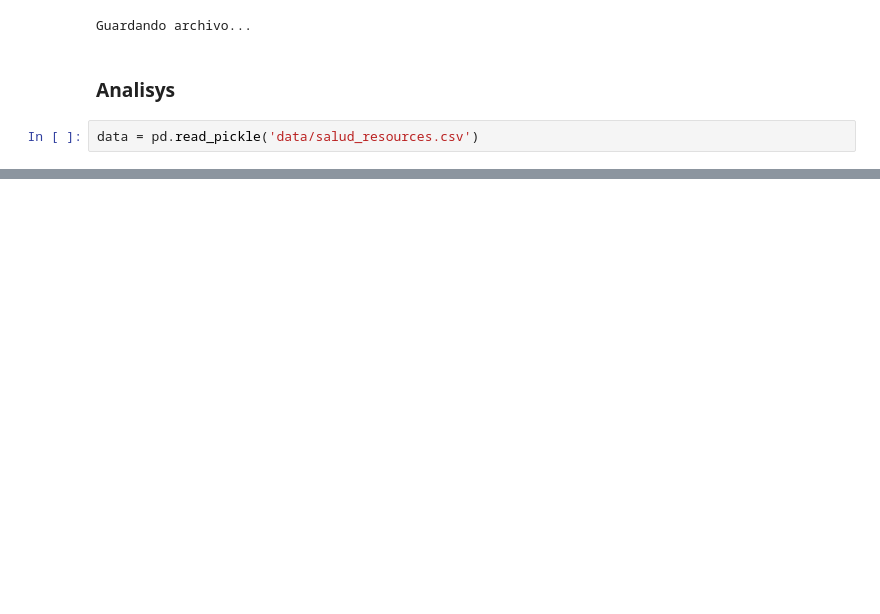
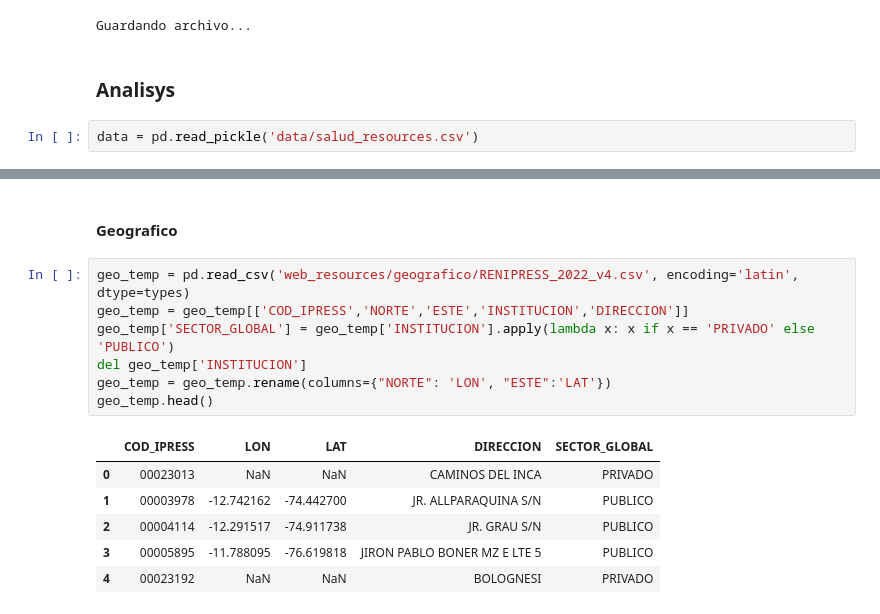
Before and after one commit to johnkbarrera/Hospitals_Demand, a Jupyter notebook: Joining_files_hospital_resources.ipynb, the cells around one changed output, grey strips where cells are left out. Saved outputs shown, nothing was run; the diff lists cells and outputs as text; blank space fills up the shorter version.

```diff
--- a/Joining_files_hospital_resources.ipynb
+++ b/Joining_files_hospital_resources.ipynb
@@ -159,0 +149,16 @@ data.describe()
+# %% [markdown]
+#### Geografico
+# %%
+geo_temp = pd.read_csv('web_resources/geografico/RENIPRESS_2022_v4.csv', encoding='latin', dtype=types)
+geo_temp = geo_temp[['COD_IPRESS','NORTE','ESTE','INSTITUCION','DIRECCION']]
+geo_temp['SECTOR_GLOBAL'] = geo_temp['INSTITUCION'].apply(lambda x: x if x == 'PRIVADO' else 'PUBLICO')
+del geo_temp['INSTITUCION']
+geo_temp = geo_temp.rename(columns={"NORTE": 'LON', "ESTE":'LAT'})
+geo_temp.head()
+# %% [output]
+|  | COD_IPRESS | LON | LAT | DIRECCION | SECTOR_GLOBAL |
+| 0 | 00023013 | NaN | NaN | CAMINOS DEL INCA | PRIVADO |
+| 1 | 00003978 | -12.742162 | -74.442700 | JR. ALLPARAQUINA S/N | PUBLICO |
+| 2 | 00004114 | -12.291517 | -74.911738 | JR. GRAU S/N | PUBLICO |
+| 3 | 00005895 | -11.788095 | -76.619818 | JIRON PABLO BONER MZ E LTE 5 | PUBLICO |
+| 4 | 00023192 | NaN | NaN | BOLOGNESI | PRIVADO |
```
Also changed, not shown: parts of 8 cells of this notebook, 3 other files.
